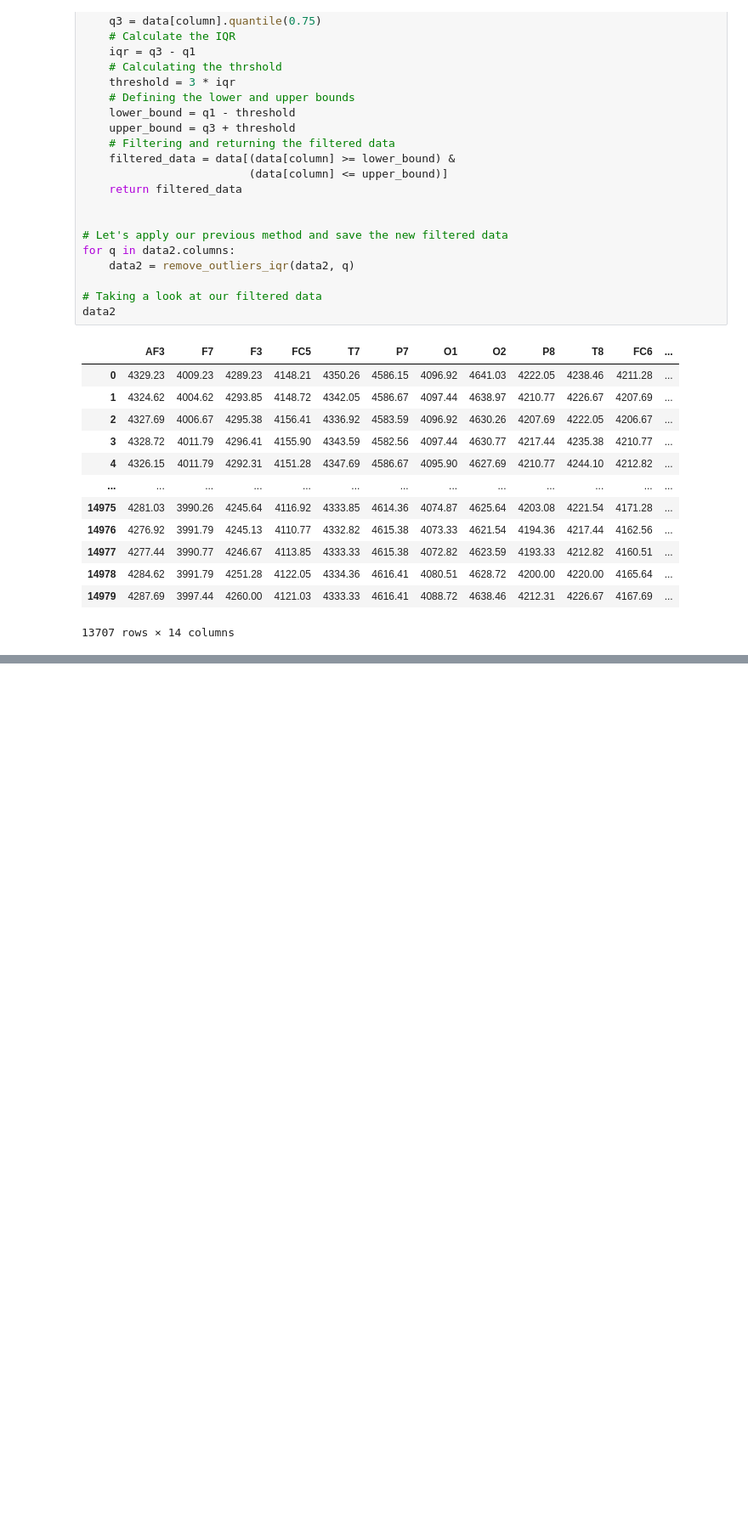
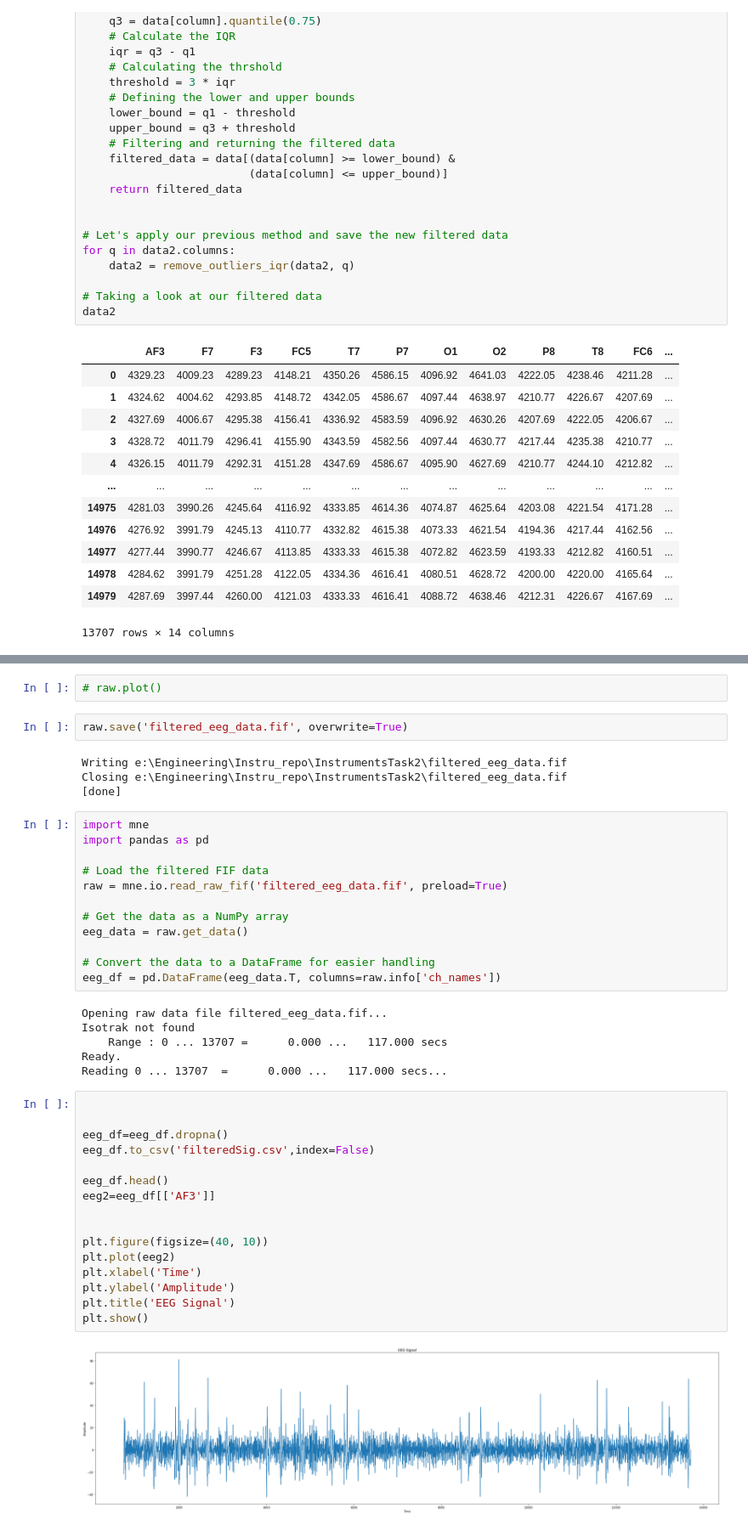
Before and after one commit to ZiadMeligy/InstrumentsTask2, a Jupyter notebook: trying.ipynb, the cells around one changed output, grey strips where cells are left out. Shown: that part at 85% size. Drawn from its saved outputs; the diff is of its cells as text; blank space fills up the shorter version.

```diff
--- a/trying.ipynb
+++ b/trying.ipynb
@@ -61,0 +150,44 @@ plt.show()
+# %%
+# raw.plot()
+# %%
+raw.save('filtered_eeg_data.fif', overwrite=True)
+# %% [output]
+Writing e:\Engineering\Instru_repo\InstrumentsTask2\filtered_eeg_data.fif
+Closing e:\Engineering\Instru_repo\InstrumentsTask2\filtered_eeg_data.fif
+[done]
+# %%
+import mne
+import pandas as pd
+
+# Load the filtered FIF data
+raw = mne.io.read_raw_fif('filtered_eeg_data.fif', preload=True)
+
+# Get the data as a NumPy array
+eeg_data = raw.get_data()
+
+# Convert the data to a DataFrame for easier handling
+eeg_df = pd.DataFrame(eeg_data.T, columns=raw.info['ch_names'])
+# %% [output]
+Opening raw data file filtered_eeg_data.fif...
+Isotrak not found
+    Range : 0 ... 13707 =      0.000 ...   117.000 secs
+Ready.
+Reading 0 ... 13707  =      0.000 ...   117.000 secs...
+# %%
+
+
+eeg_df=eeg_df.dropna()
+eeg_df.to_csv('filteredSig.csv',index=False)
+
+eeg_df.head()
+eeg2=eeg_df[['AF3']]
+
+
+plt.figure(figsize=(40, 10))
+plt.plot(eeg2)
+plt.xlabel('Time')
+plt.ylabel('Amplitude')
+plt.title('EEG Signal')
+plt.show()
+# %% [output]
+[figure, added]
```
Also changed, not shown: parts of 6 cells of this notebook, 1 other file.
